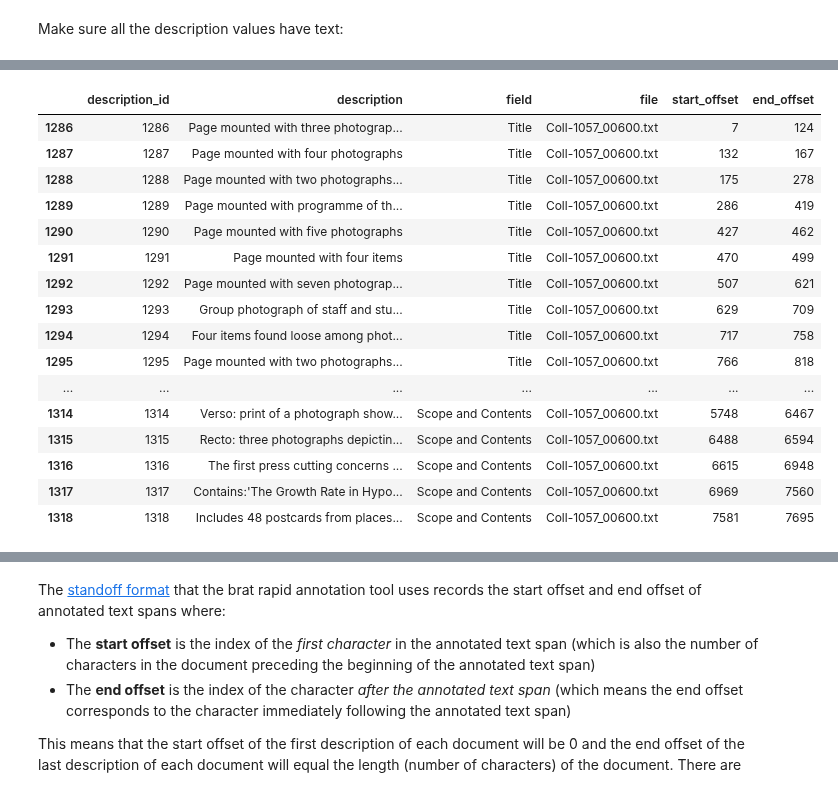
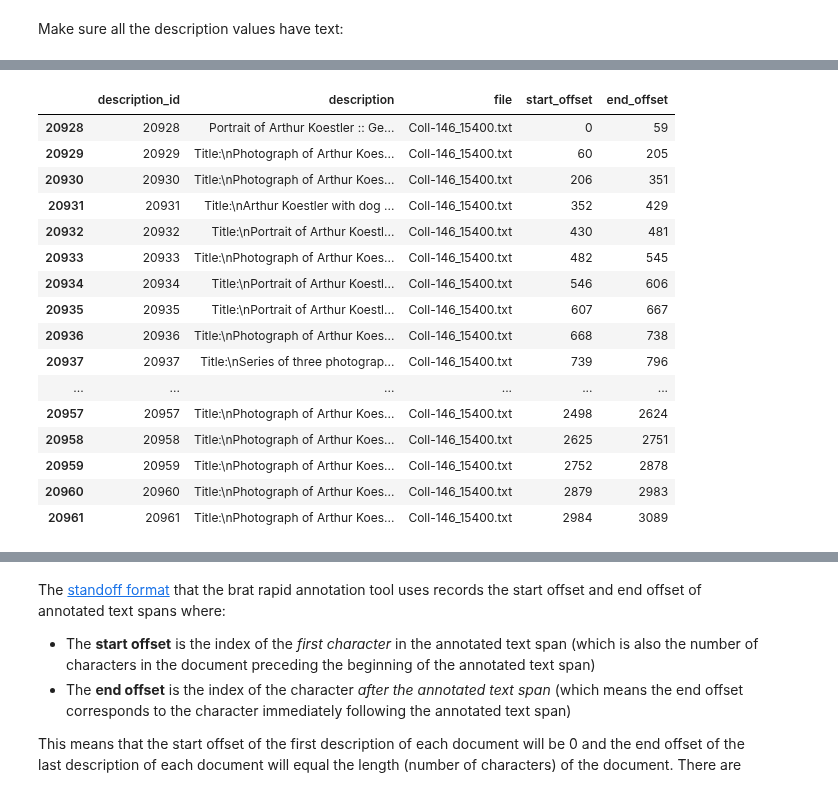
Before and after one commit to thegoose20/gender-bias, a Jupyter notebook: analysis/Analysis_LengthsAndOffsets.ipynb, the cells around one changed output, grey strips where cells are left out. Cells and saved outputs as stored; diff of their text form; code cells hidden in the pictures.

```diff
--- a/analysis/Analysis_LengthsAndOffsets.ipynb
+++ b/analysis/Analysis_LengthsAndOffsets.ipynb
@@ -149,20 +155,20 @@ ann_desc_df.loc[ann_desc_df.description_id == 108]
 # %%
-ann_desc_df.loc[ann_desc_df.file == "Coll-1057_00600.txt"]  #Coll-1036_00400.txt   # Looks good!
+ann_desc_df.loc[ann_desc_df.file == "Coll-146_15400.txt"]
 # %% [output]
-|  | description_id | description | field | file | start_offset | end_offset |
-| 1286 | 1286 | Page mounted with three photograp... | Title | Coll-1057_00600.txt | 7 | 124 |
-| 1287 | 1287 | Page mounted with four photographs | Title | Coll-1057_00600.txt | 132 | 167 |
-| 1288 | 1288 | Page mounted with two photographs... | Title | Coll-1057_00600.txt | 175 | 278 |
-| 1289 | 1289 | Page mounted with programme of th... | Title | Coll-1057_00600.txt | 286 | 419 |
-| 1290 | 1290 | Page mounted with five photographs | Title | Coll-1057_00600.txt | 427 | 462 |
-| 1291 | 1291 | Page mounted with four items | Title | Coll-1057_00600.txt | 470 | 499 |
-| 1292 | 1292 | Page mounted with seven photograp... | Title | Coll-1057_00600.txt | 507 | 621 |
-| 1293 | 1293 | Group photograph of staff and stu... | Title | Coll-1057_00600.txt | 629 | 709 |
-| 1294 | 1294 | Four items found loose among phot... | Title | Coll-1057_00600.txt | 717 | 758 |
-| 1295 | 1295 | Page mounted with two photographs... | Title | Coll-1057_00600.txt | 766 | 818 |
-| ... | ... | ... | ... | ... | ... | ... |
-| 1314 | 1314 | Verso: print of a photograph show... | Scope and Contents | Coll-1057_00600.txt | 5748 | 6467 |
-| 1315 | 1315 | Recto: three photographs depictin... | Scope and Contents | Coll-1057_00600.txt | 6488 | 6594 |
-| 1316 | 1316 | The first press cutting concerns ... | Scope and Contents | Coll-1057_00600.txt | 6615 | 6948 |
-| 1317 | 1317 | Contains:'The Growth Rate in Hypo... | Scope and Contents | Coll-1057_00600.txt | 6969 | 7560 |
-| 1318 | 1318 | Includes 48 postcards from places... | Scope and Contents | Coll-1057_00600.txt | 7581 | 7695 |
+|  | description_id | description | file | start_offset | end_offset |
+| 20928 | 20928 | Portrait of Arthur Koestler :: Ge... | Coll-146_15400.txt | 0 | 59 |
+| 20929 | 20929 | Title:\nPhotograph of Arthur Koes... | Coll-146_15400.txt | 60 | 205 |
+| 20930 | 20930 | Title:\nPhotograph of Arthur Koes... | Coll-146_15400.txt | 206 | 351 |
+| 20931 | 20931 | Title:\nArthur Koestler with dog ... | Coll-146_15400.txt | 352 | 429 |
+| 20932 | 20932 | Title:\nPortrait of Arthur Koestl... | Coll-146_15400.txt | 430 | 481 |
+| 20933 | 20933 | Title:\nPhotograph of Arthur Koes... | Coll-146_15400.txt | 482 | 545 |
+| 20934 | 20934 | Title:\nPortrait of Arthur Koestl... | Coll-146_15400.txt | 546 | 606 |
+| 20935 | 20935 | Title:\nPortrait of Arthur Koestl... | Coll-146_15400.txt | 607 | 667 |
+| 20936 | 20936 | Title:\nPhotograph of Arthur Koes... | Coll-146_15400.txt | 668 | 738 |
+| 20937 | 20937 | Title:\nSeries of three photograp... | Coll-146_15400.txt | 739 | 796 |
+| ... | ... | ... | ... | ... | ... |
+| 20957 | 20957 | Title:\nPhotograph of Arthur Koes... | Coll-146_15400.txt | 2498 | 2624 |
+| 20958 | 20958 | Title:\nPhotograph of Arthur Koes... | Coll-146_15400.txt | 2625 | 2751 |
+| 20959 | 20959 | Title:\nPhotograph of Arthur Koes... | Coll-146_15400.txt | 2752 | 2878 |
+| 20960 | 20960 | Title:\nPhotograph of Arthur Koes... | Coll-146_15400.txt | 2879 | 2983 |
+| 20961 | 20961 | Title:\nPhotograph of Arthur Koes... | Coll-146_15400.txt | 2984 | 3089 |
```
Also changed, not shown: parts of 33 cells of this notebook, 5 other files.
